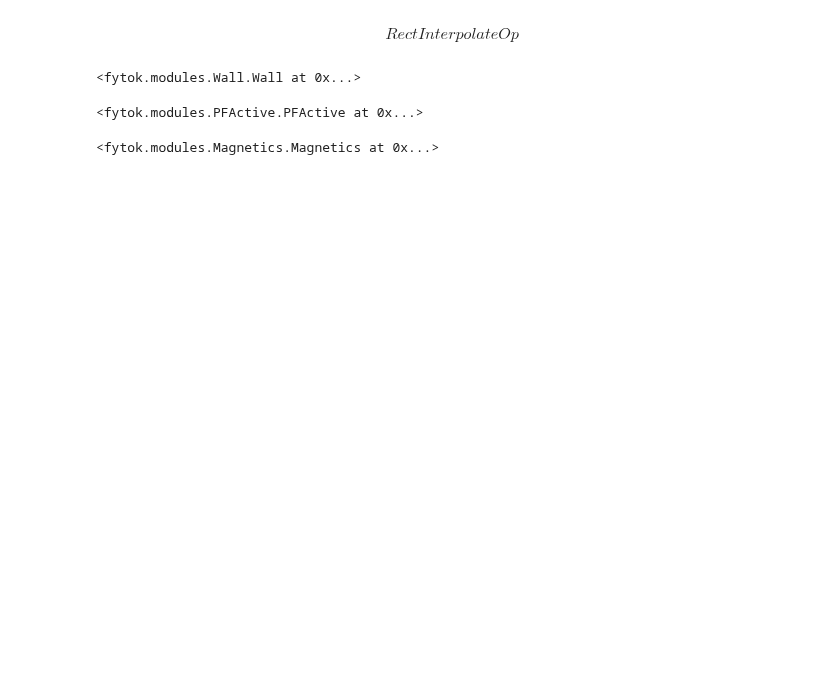
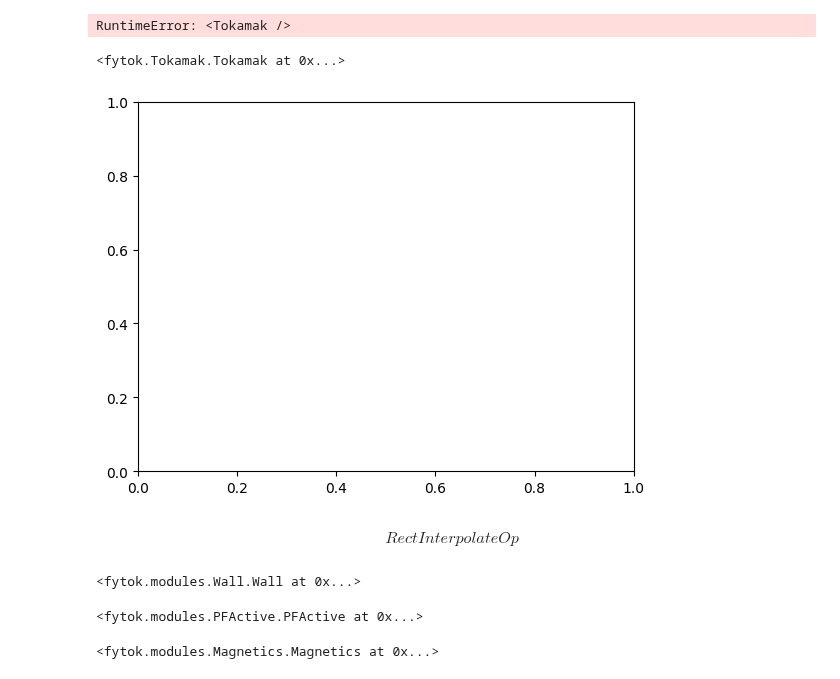
Before and after one commit to fusion-yun/fytok_old, a Jupyter notebook: examples/demo_tokamak.ipynb, the cells around one changed output. Drawn from its saved outputs; the diff is of its cells as text; code cells hidden in the pictures; blank space fills up the shorter version.

```diff
--- a/examples/demo_tokamak.ipynb
+++ b/examples/demo_tokamak.ipynb
@@ -46,3 +35,9 @@ tok
+# %%
+display(tok)
+# %% [output]
+RuntimeError: <Tokamak />
+<fytok.Tokamak.Tokamak at 0x...>
+[figure, added]
 # %%
 tok.equilibrium.time_slice.current.profiles_2d.psi
 # %% [output]
```
Also changed, not shown: parts of 6 cells of this notebook, 9 other files.
